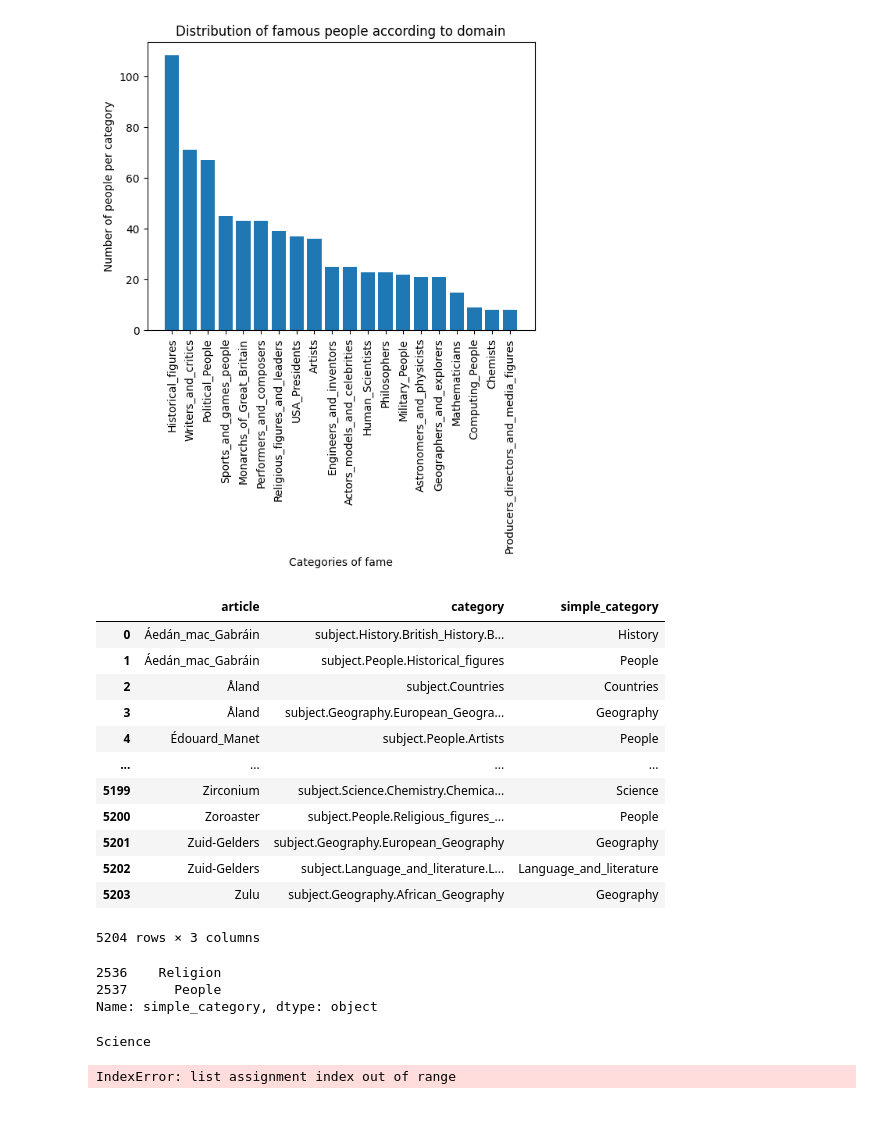
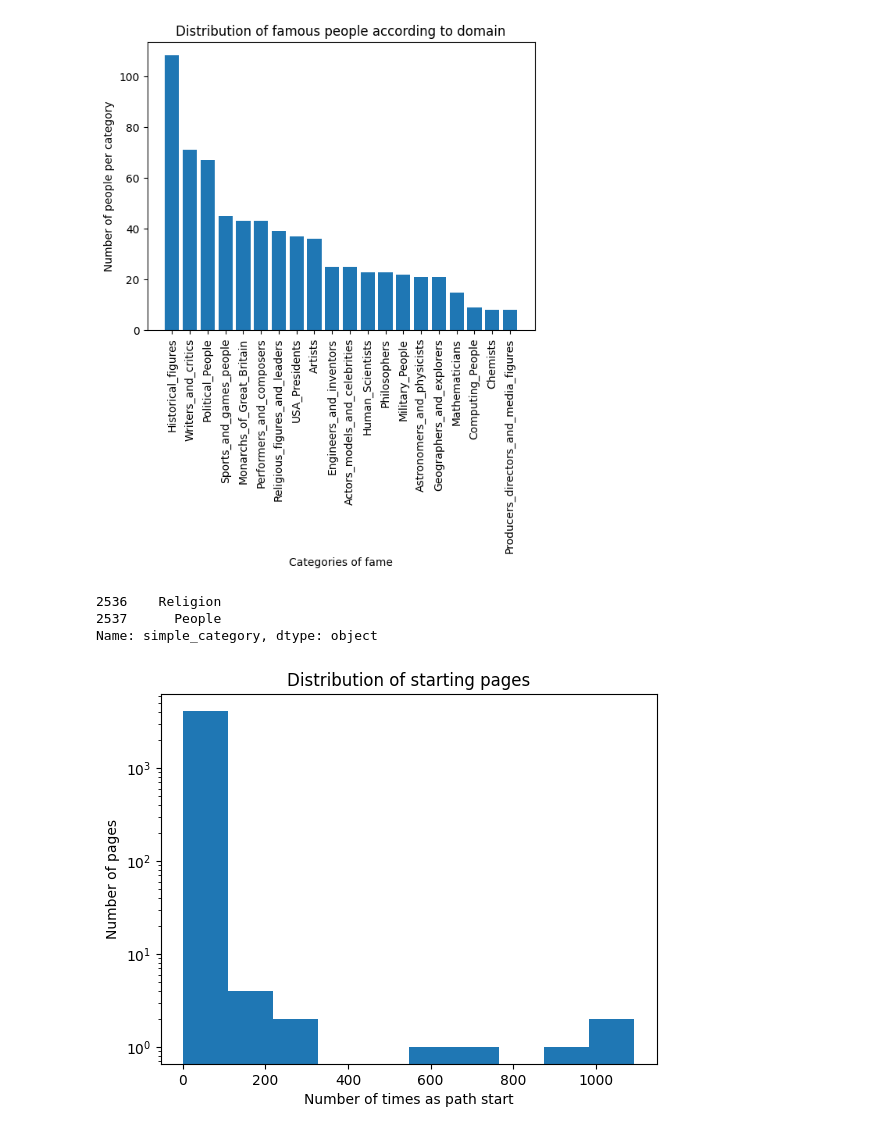
Before and after one commit to epfl-ada/ada-2023-project-ndlmada, a Jupyter notebook: pre_processing.ipynb, the cells around one changed output. Saved outputs shown, nothing was run; the diff lists cells and outputs as text; code cells hidden in the pictures.

```diff
--- a/pre_processing.ipynb
+++ b/pre_processing.ipynb
@@ -389,8 +389,8 @@ A function summarizing the above preprocessing steps can be found in the [helper
 # %% [markdown]
 ### Finished paths
 # %%
-path_finished = dfs['paths_finished']
-
+paths_finished = dfs['paths_finished']
+"""
 # Ratings according to the duration
 plt.figure(figsize=(15, 5))
 
@@ -417,4 +417,5 @@ plt.ylabel('Count')
 # Adjust layout for better spacing
 plt.tight_layout()
 plt.show()
+"""
 # %% [output]
@@ -651,22 +648,6 @@ plt.show
 # %% [output]
 <function matplotlib.pyplot.show(close=None, block=None)>
 [figure]
-# %%
-reduced_categories
-# %% [output]
-|  | article | category | simple_category |
-| 0 | Áedán_mac_Gabráin | subject.History.British_History.B... | History |
-| 1 | Áedán_mac_Gabráin | subject.People.Historical_figures | People |
-| 2 | Åland | subject.Countries | Countries |
-| 3 | Åland | subject.Geography.European_Geogra... | Geography |
-| 4 | Édouard_Manet | subject.People.Artists | People |
-| ... | ... | ... | ... |
-| 5199 | Zirconium | subject.Science.Chemistry.Chemica... | Science |
-| 5200 | Zoroaster | subject.People.Religious_figures_... | People |
-| 5201 | Zuid-Gelders | subject.Geography.European_Geography | Geography |
-| 5202 | Zuid-Gelders | subject.Language_and_literature.L... | Language_and_literature |
-| 5203 | Zulu | subject.Geography.African_Geography | Geography |
-5204 rows × 3 columns
 # %%
 reduced_categories.loc[reduced_categories['article'] == 'Jesus', 'simple_category']
 # %% [output]
@@ -686,7 +667,6 @@ finishing_list = [finish[0] for finish in finishing_counts.index.tolist()]
 start_cat = [reduced_categories.loc[reduced_categories['article'] == start,'simple_category'].values.tolist() for start in starting_list]
 finish_cat = [reduced_categories.loc[reduced_categories['article'] == finish,'simple_category'].values.tolist() for finish in finishing_list]
 # %%
-start_cat
 new_start_cat = start_cat
 for i in range(len(start_cat)):
     if len(start_cat[i])>1:
@@ -697,12 +677,15 @@ new_finish_cat = finish_cat
 for i in range(len(finish_cat)):
     if len(finish_cat[i])>1:
         new_finish_cat[i] = [finish_cat[i][0]]
+new_finish_cat = [' '.join(cat) for cat in new_finish_cat]
+
+starting_counts = starting_counts.assign(simple_category = new_start_cat)
+finishing_counts = finishing_counts.assign(simple_category = new_finish_cat)
-# %%
-print(new_finish_cat[5][0])
-new = []
-for i in range(len(start_cat)):
-    new[i] = new_finish_cat[i][0]
-new
-# %% [output]
-Science
-IndexError: list assignment index out of range
+# %%
+plt.hist(starting_counts['count'], 10)
+plt.xlabel('Number of times as path start')
+plt.ylabel('Number of pages')
+plt.title('Distribution of starting pages')
+plt.yscale('log')
+# %% [output]
+[figure, added]
```
Also changed, not shown: parts of 10 cells of this notebook.
